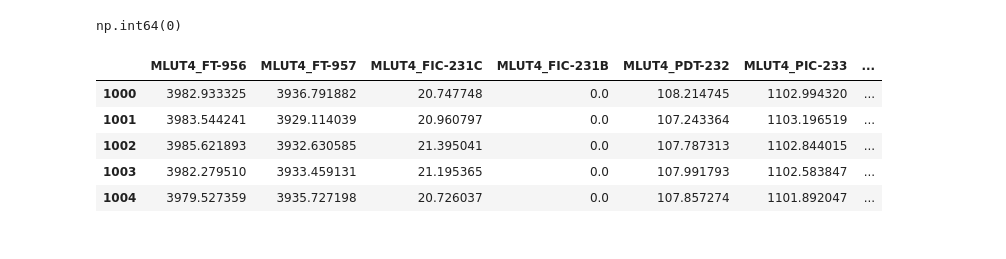
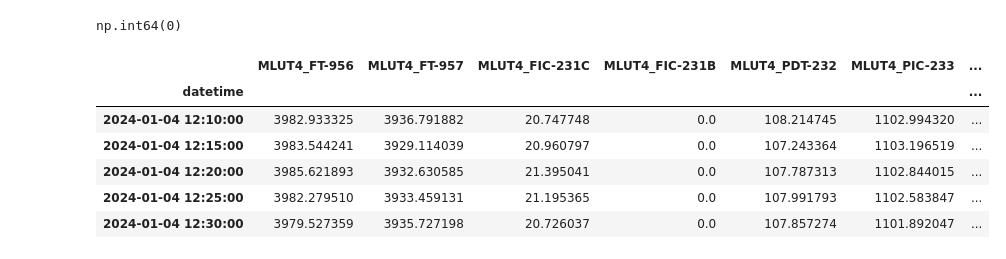
Before and after one commit to skywalker0803r/CFB, a Jupyter notebook: 滾動式預測y2_300間隔_95%.ipynb, the cells around one changed output. Drawn from its saved outputs; the diff is of its cells as text; code cells hidden in the pictures.

```diff
--- a/滾動式預測y2_300間隔_95%.ipynb
+++ b/滾動式預測y2_300間隔_95%.ipynb
@@ -193,3 +193,21 @@ select_df
 | 2024-09-15 23:50:00 | 2632.967159 | 2642.628602 | 12.825216 | 11.926489 | 54.834999 | 958.410063 | ... |
 | 2024-09-15 23:55:00 | 2636.355238 | 2636.768716 | 12.803276 | 11.864035 | 55.918399 | 955.994182 | ... |
 52826 rows × 26 columns
+# %%
+# 先過濾出特徵欄位
+features_df = select_df[features]
+
+# 1. 找出缺失值超過 40000 筆的欄位並刪除
+cols_to_drop = features_df.columns[features_df.isnull().sum() > 40000]
+features_df = features_df.drop(columns=cols_to_drop)
+
+# 2. 刪除剩下欄位中有缺失值的 row
+features_df = features_df.replace([np.inf, -np.inf], np.nan)
+features_df = features_df.dropna()
+
+# 3. 同步更新原始 select_df 和 feature_cols
+select_df = select_df.loc[features_df.index].copy()
+feature_cols = features_df.columns.tolist()
+features = feature_cols
+select_df = select_df[features+[y_col]]
+select_df
@@ -233,10 +266,11 @@ PERCENTILE_THRESHOLD = 95     # 門檻百分位
 PREDICTION_INTERVAL = 300     # 每次預測區間 (筆數)
 MAX_STEPS = 1000              # 最多預測幾次（非總筆數）
 WINDOW_SIZE = 1000            # 每次用多少資料訓練
+ENABLE_RETRAIN = False         # 是否開啟重訓練機制
 # =====================================================================
 
 # 1. 資料排序
-select_df = select_df.sort_index().reset_index(drop=True)
+select_df = select_df.sort_index()
 
 # 2. 設定欄位
 target_col = y_col
@@ -248,6 +282,7 @@ predictions = []
 abs_errors = []
 thresholds = []
 indices = []
+true_values = [] # 新增：儲存真實 Y 值
 
 # 4. 初始化進度條
 pbar = tqdm(total=MAX_STEPS)
@@ -265,63 +300,69 @@ while i + PREDICTION_INTERVAL <= len(select_df):
 
     retrain_model = False
 
-    # 如果還沒模型，或是前次預測誤差超門檻 → 重訓
-    if model is None:
+    if ENABLE_RETRAIN:
+        # 如果還沒模型，或是前次預測誤差超門檻 → 重訓
+        if model is None:
+            retrain_model = True
+        else:
+            # 快速預測一整段並計算誤差
+            test_df = select_df.iloc[i:i+PREDICTION_INTERVAL]
+            test_X = test_df[feature_cols]
+            true_y = test_df[target_col].values
+            preds = model.predict(test_X)
+            errors = np.abs(preds - true_y)
+
+            # 如果任一筆超門檻 → 重訓
+            if cached_threshold is not None and np.any(errors > cached_threshold):
+                retrain_model = True
+    else:
+        # 如果 ENABLE_RETRAIN 為 False，則每次都重訓
         retrain_model = True
-    else:
-        # 快速預測一整段並計算誤差
-        test_df = select_df.iloc[i:i+PREDICTION_INTERVAL]
-        test_X = test_df[feature_cols]
-        true_y = test_df[target_col].values
-        preds = model.predict(test_X)
-        errors = np.abs(preds - true_y)
-
-        # 如果任一筆超門檻 → 重訓
-        if cached_threshold is not None and np.any(errors > cached_threshold):
-            retrain_model = True
 
     if retrain_model:
         train_df = select_df.iloc[i - WINDOW_SIZE:i]
         train_X = train_df[feature_cols]
         train_y = train_df[target_col]
 
         model = RandomForestRegressor(n_estimators=100, random_state=42, n_jobs=-1)
         model.fit(train_X, train_y)
 
         train_preds = model.predict(train_X)
         train_errors = np.abs(train_preds - train_y)
         cached_threshold = np.percentile(train_errors, PERCENTILE_THRESHOLD)
 
-        # 預測下一段（剛好可以重用 test_df）
-        test_df = select_df.iloc[i:i+PREDICTION_INTERVAL]
-        test_X = test_df[feature_cols]
-        true_y = test_df[target_col].values
-        preds = model.predict(test_X)
-        errors = np.abs(preds - true_y)
+    # 預測下一段 (無論是否重訓都需要預測)
+    test_df = select_df.iloc[i:i+PREDICTION_INTERVAL]
+    test_X = test_df[feature_cols]
+    true_y = test_df[target_col].values # 取得真實 Y 值
+    preds = model.predict(test_X)
+    errors = np.abs(preds - true_y)
 
     # 紀錄整段結果
     idx_range = list(range(i, i + PREDICTION_INTERVAL))
     predictions.extend(preds.tolist())
     abs_errors.extend(errors.tolist())
     thresholds.extend([cached_threshold] * len(preds))
     indices.extend(idx_range)
+    true_values.extend(true_y.tolist()) # 新增：記錄真實 Y 值
 
     pbar.update(1)
     i += PREDICTION_INTERVAL
 
 pbar.close()
-
 # 7. 輸出結果表
-result_df = select_df.loc[indices].copy()
+result_df = select_df.iloc[indices].copy()
 result_df['prediction'] = predictions
 result_df['abs_error'] = abs_errors
 result_df['threshold'] = thresholds
+result_df['true_y'] = true_values # 新增：真實 Y 值欄位
 
 result_df.head()
 # %% [output]
 |  | MLUT4_FT-956 | MLUT4_FT-957 | MLUT4_FIC-231C | MLUT4_FIC-231B | MLUT4_PDT-232 | MLUT4_PIC-233 | ... |
-| 1000 | 3982.933325 | 3936.791882 | 20.747748 | 0.0 | 108.214745 | 1102.994320 | ... |
-| 1001 | 3983.544241 | 3929.114039 | 20.960797 | 0.0 | 107.243364 | 1103.196519 | ... |
-| 1002 | 3985.621893 | 3932.630585 | 21.395041 | 0.0 | 107.787313 | 1102.844015 | ... |
-| 1003 | 3982.279510 | 3933.459131 | 21.195365 | 0.0 | 107.991793 | 1102.583847 | ... |
-| 1004 | 3979.527359 | 3935.727198 | 20.726037 | 0.0 | 107.857274 | 1101.892047 | ... |
+| datetime |  |  |  |  |  |  | ... |
+| 2024-01-04 12:10:00 | 3982.933325 | 3936.791882 | 20.747748 | 0.0 | 108.214745 | 1102.994320 | ... |
+| 2024-01-04 12:15:00 | 3983.544241 | 3929.114039 | 20.960797 | 0.0 | 107.243364 | 1103.196519 | ... |
+| 2024-01-04 12:20:00 | 3985.621893 | 3932.630585 | 21.395041 | 0.0 | 107.787313 | 1102.844015 | ... |
+| 2024-01-04 12:25:00 | 3982.279510 | 3933.459131 | 21.195365 | 0.0 | 107.991793 | 1102.583847 | ... |
+| 2024-01-04 12:30:00 | 3979.527359 | 3935.727198 | 20.726037 | 0.0 | 107.857274 | 1101.892047 | ... |
```
Also changed, not shown: parts of 12 cells of this notebook.
